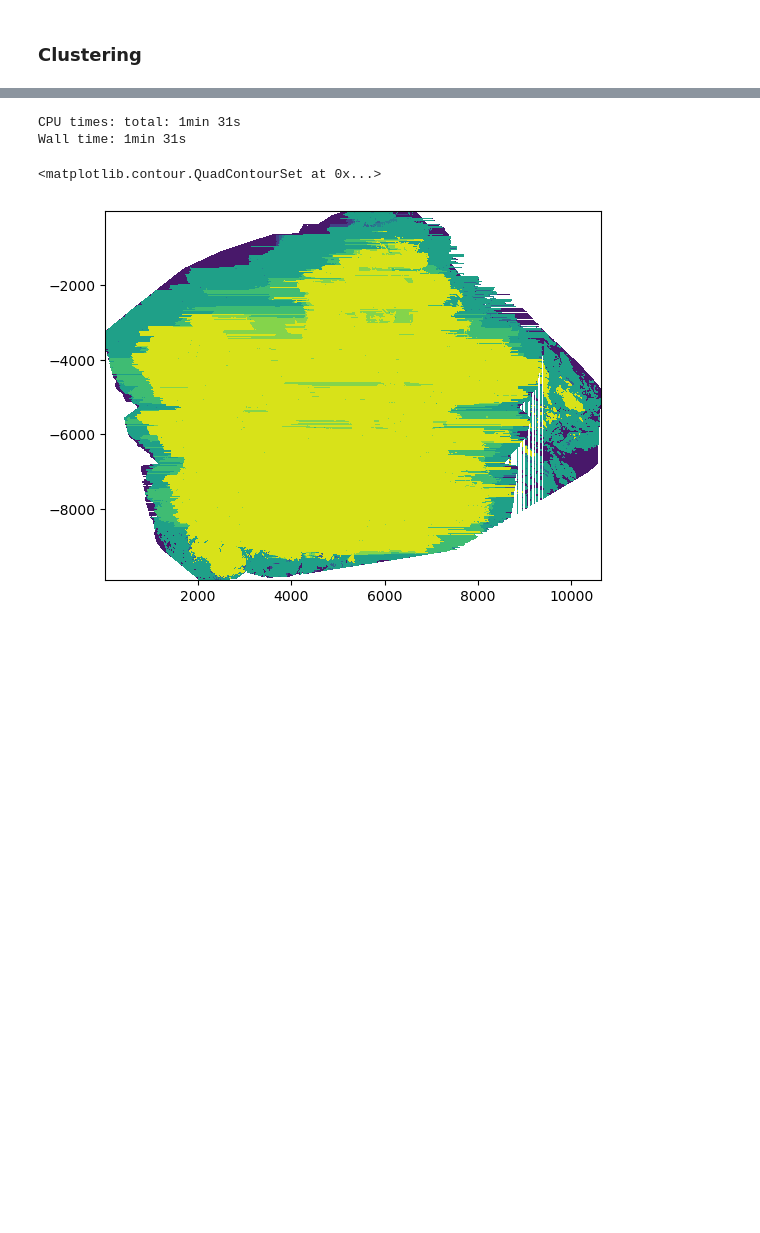
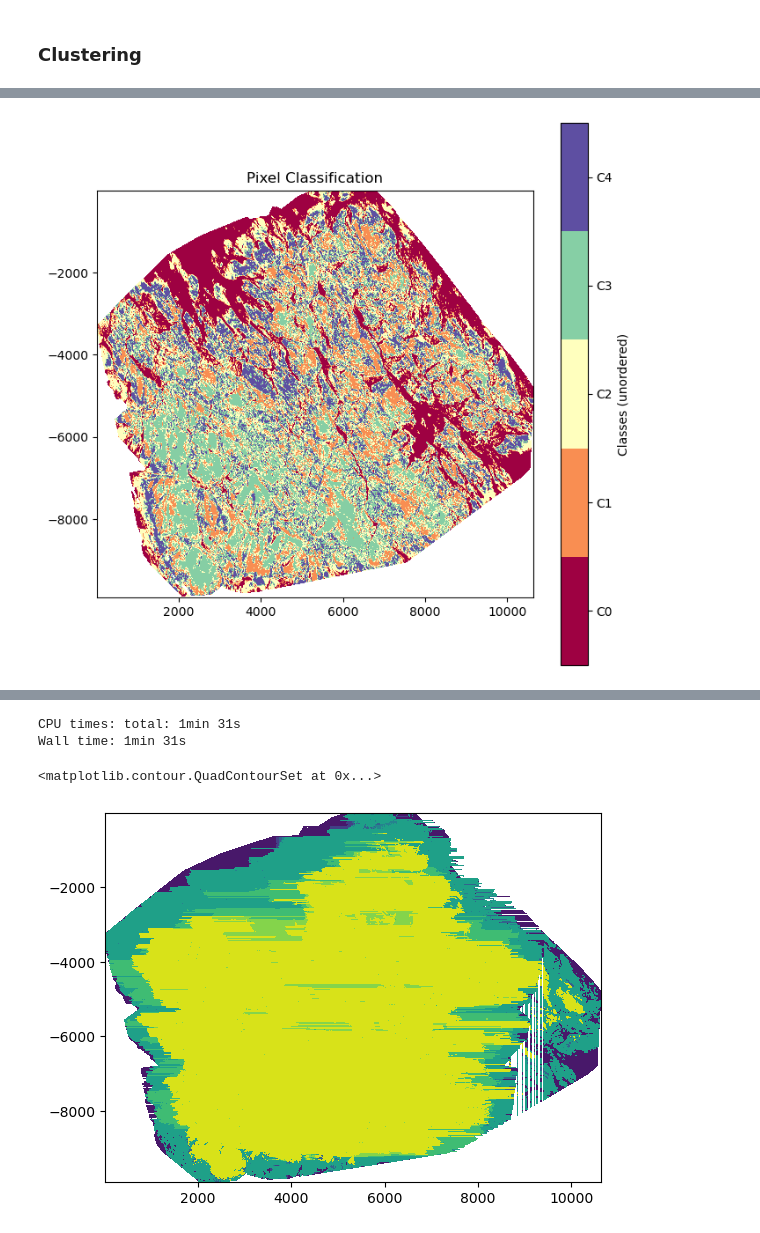
Before and after one commit to ds4114/Greenland_Drone_Analysis, a Jupyter notebook: code/ds4114_albedo_clustering.ipynb, the cells around one changed output, grey strips where cells are left out. Drawn from its saved outputs; the diff is of its cells as text; code cells hidden in the pictures; blank space fills up the shorter version.

```diff
--- a/code/ds4114_albedo_clustering.ipynb
+++ b/code/ds4114_albedo_clustering.ipynb
@@ -99,0 +218,12 @@ Coordinates:
+# %%
+%%time
+#add back to main dataframe
+index_full_stack_noNaN_xr = index_full_stack_noNaN.to_dataset(name='index_full_stack_noNaN_albedo')
+index_full_stack_noNaN_xr['index_full_stack_noNaN_class_label']= (['yx'], kmeans.labels_)
+index_full_stack_noNaN_xr = index_full_stack_noNaN_xr.transpose('yx',...)
+#index_full_stack_noNaN_xr
+
+#unstack and sort for plotting properly with imshow
+index_full_unstack_noNaN_label_xr = index_full_stack_noNaN_xr.index_full_stack_noNaN_class_label.unstack('yx')
+index_full_unstack_noNaN_label_xr = index_full_unstack_noNaN_label_xr.sortby('x')
+index_full_unstack_noNaN_label_xr
@@ -99,0 +245,4 @@ Coordinates:
+# %%
+plot_img_classes(index_full_unstack_noNaN_label_xr)
+# %% [output]
+[figure, added]
```
Also changed, not shown: parts of 35 cells of this notebook.
